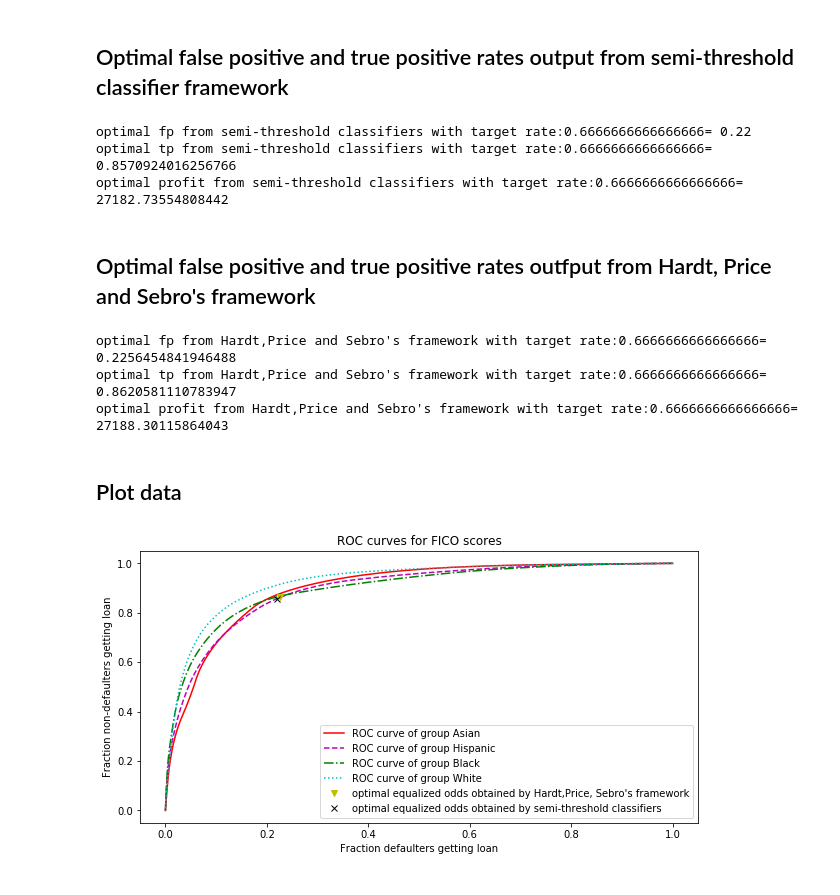
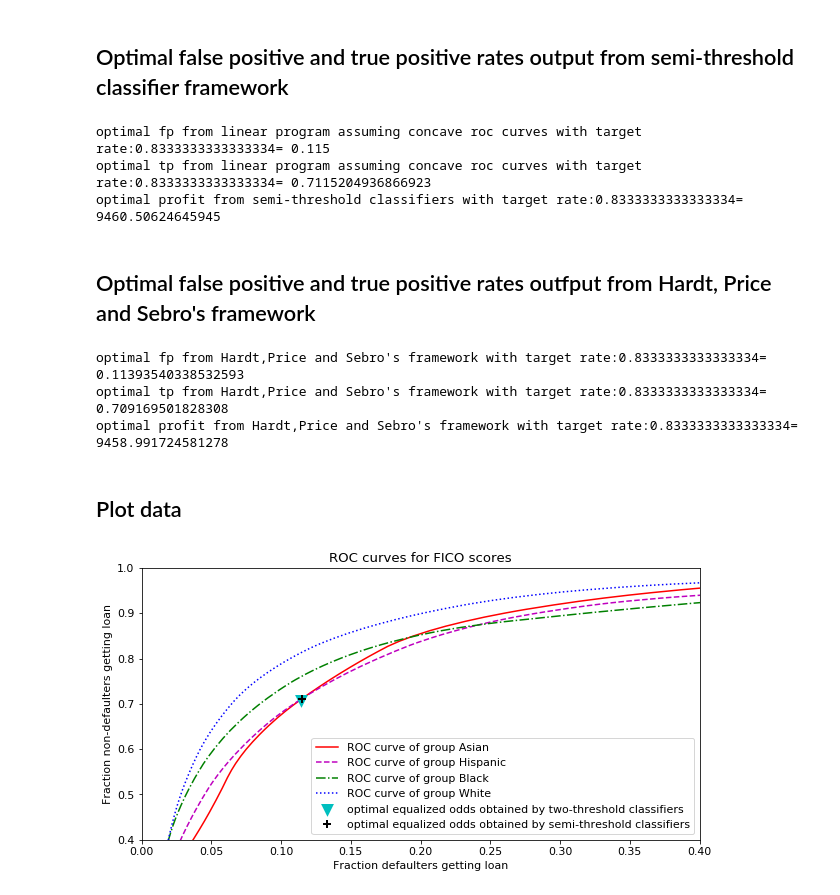
Before and after one commit to nrajanee/ExperimentsforEqOdsNondecreasingCondProbsPaper, a Jupyter notebook: explore_plot_data_fico.ipynb, the cells around one changed output. Saved outputs shown, nothing was run; the diff lists cells and outputs as text; code cells hidden in the pictures.

Commit message:
added threshold vs prob

```diff
--- a/explore_plot_data_fico.ipynb
+++ b/explore_plot_data_fico.ipynb
@@ -40,7 +38,7 @@ fraction_non_defaulters = get_base_rates()
 
 totals = get_totals()
 # %%
-eq_fpr_df = construct_df_for_eq_div_fpr(fpr_df,tpr_df)
+eq_fpr_df = construct_df_for_eq_div_fpr(fpr_df,tpr_df,division=0.001)
 print(eq_fpr_df)
 # %% [output]
 Index(['Asian', 'Black', 'Hispanic', 'White'], dtype='object')
@@ -86,6 +84,6 @@ print(drop_thresholds_df)
 # %%
 pointwise_min_df = drop_thresholds_df.min(axis=1)
 print(pointwise_min_df)
-eq_fpr = list(get_fpr_eq_div())
+eq_fpr = list(get_fpr_eq_div(division=0.001))
 min_tpr = list(pointwise_min_df)
 # %% [output]
@@ -132,15 +130,15 @@ plt.show()
 # %% [output]
 ## Optimal false positive and true positive rates output from semi-threshold classifier framework
 # %%
-target_rate = 2/3 #(this means loss from loaning to defaulter is 6 times as expensive as for profit from loaning to non-defaulter)
+target_rate = 5/6 #(this means loss from loaning to defaulter is 6 times as expensive as for profit from loaning to non-defaulter)
 profit_semi, opt_fp_semi,opt_tp_semi = get_optimal_fp_tp_hardtf(totals, fraction_non_defaulters,target_rate,pointwise_min_df, eq_fpr)
-print('optimal fp from semi-threshold classifiers with target rate:' + str(target_rate) + '=', opt_fp_semi)
-print('optimal tp from semi-threshold classifiers with target rate:' + str(target_rate) + '=', opt_tp_semi)
+print('optimal fp from linear program assuming concave roc curves with target rate:' + str(target_rate) + '=', opt_fp_semi)
+print('optimal tp from linear program assuming concave roc curves with target rate:' + str(target_rate) + '=', opt_tp_semi)
 print('optimal profit from semi-threshold classifiers with target rate:' + str(target_rate) + '=', profit_semi)
 # %% [output]
-optimal fp from semi-threshold classifiers with target rate:0.6666666666666666= 0.22
-optimal tp from semi-threshold classifiers with target rate:0.6666666666666666= 0.8570924016256766
-optimal profit from semi-threshold classifiers with target rate:0.6666666666666666= 27182.73554808442
+optimal fp from linear program assuming concave roc curves with target rate:0.8333333333333334= 0.115
+optimal tp from linear program assuming concave roc curves with target rate:0.8333333333333334= 0.7115204936866923
+optimal profit from semi-threshold classifiers with target rate:0.8333333333333334= 9460.50624645945
 # %%
 %%markdown
 ## Optimal false positive and true positive rates outfput from Hardt, Price and Sebro's framework
@@ -177,15 +175,15 @@ data_pair = parse_data()
 totals = read_totals()
 # %%
 data = criteria.CriteriaData(data_pair[0], data_pair[1], totals)
-result = data.two_sided_optimum(target_rate)
+result = data.two_sided_optimum(target_rate) #same target rate we used for semi-threshold classifiers
 profit_hps, opt_fp_hps, opt_tp_hps = result[0],result[1][1],result[1][0]
 print('optimal fp from Hardt,Price and Sebro\'s framework with target rate:' + str(target_rate) + '=' , opt_fp_hps)
 print('optimal tp from Hardt,Price and Sebro\'s framework with target rate:' + str(target_rate) + '=', opt_tp_hps)
 print('optimal profit from Hardt,Price and Sebro\'s framework with target rate:' + str(target_rate) + '=', profit_hps)
 # %% [output]
-optimal fp from Hardt,Price and Sebro's framework with target rate:0.6666666666666666= 0.2256454841946488
-optimal tp from Hardt,Price and Sebro's framework with target rate:0.6666666666666666= 0.8620581110783947
-optimal profit from Hardt,Price and Sebro's framework with target rate:0.6666666666666666= 27188.30115864043
+optimal fp from Hardt,Price and Sebro's framework with target rate:0.8333333333333334= 0.11393540338532593
+optimal tp from Hardt,Price and Sebro's framework with target rate:0.8333333333333334= 0.709169501828308
+optimal profit from Hardt,Price and Sebro's framework with target rate:0.8333333333333334= 9458.991724581278
 # %%
 %%markdown
 ## Plot data
@@ -194,17 +192,22 @@ optimal profit from Hardt,Price and Sebro's framework with target rate:0.6666666
 # %%
 f = plt.figure(figsize=(10, 5))
 #plt.plot(eq_fpr,min_tpr,'k',label='pointwise minimum of all ROC curves')
+plt.rcParams.update({'font.size': 11})
 plt.plot(data_fpr_Asian, data_tpr_Asian,'-r',label='ROC curve of group Asian')
 plt.plot(data_fpr_Hispanic,data_tpr_Hispanic,'--m',label='ROC curve of group Hispanic')
 plt.plot(data_fpr_Black,data_tpr_Black,'-.g',label='ROC curve of group Black')
-plt.plot(data_fpr_White,data_tpr_White,':c',label='ROC curve of group White')
-plt.plot(opt_fp_hps, opt_tp_hps,'vy',label = 'optimal equalized odds obtained by Hardt,Price, Sebro\'s framework')
-plt.plot(opt_fp_semi,opt_tp_semi,'xk',label = 'optimal equalized odds obtained by semi-threshold classifiers')
+plt.plot(data_fpr_White,data_tpr_White,':b',label='ROC curve of group White')
+plt.plot(opt_fp_hps, opt_tp_hps,'vc',mew=3, ms=8,label = 'optimal equalized odds obtained by two-threshold classifiers')
+plt.plot(opt_fp_semi,opt_tp_semi,'+k',mew=2, ms=8,label = 'optimal equalized odds obtained by semi-threshold classifiers')
 plt.legend(loc=0)
+plt.xlim([0.0,0.4])
+plt.ylim([0.4,1])
+
 plt.xlabel('Fraction defaulters getting loan')
 plt.ylabel('Fraction non-defaulters getting loan')
 plt.title('ROC curves for FICO scores')
 plt.show()
-f.savefig('figure/fico_tr_1_3.png')
+#f.savefig('figures/zoomed_fico_tr_2_3.png')
+#f.savefig('figures/fico_tr_2_3.png')
 # %% [output]
-[figure, old version]
+[figure, new version]
```
Also changed, not shown: parts of 10 cells of this notebook, 12 other files.
